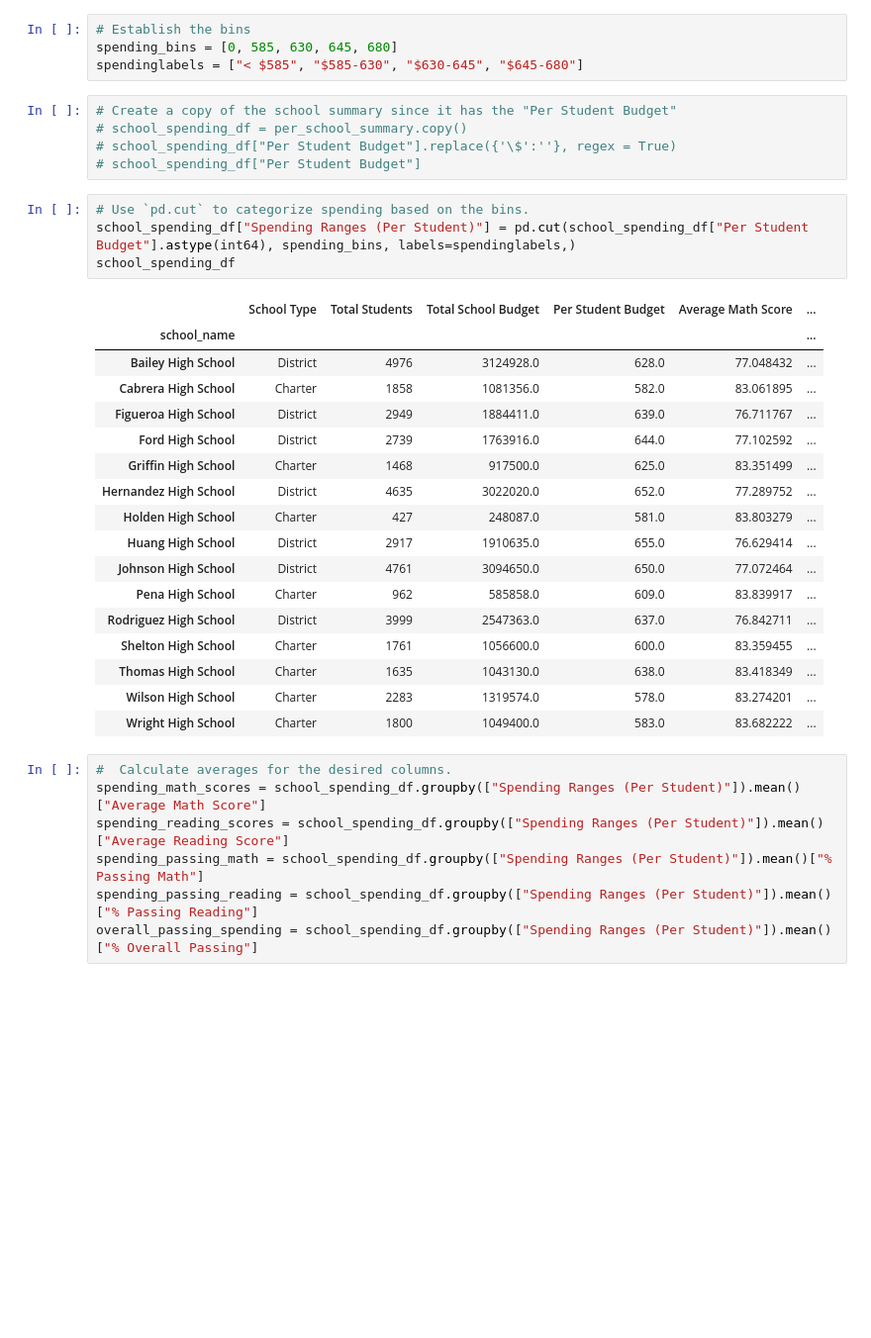
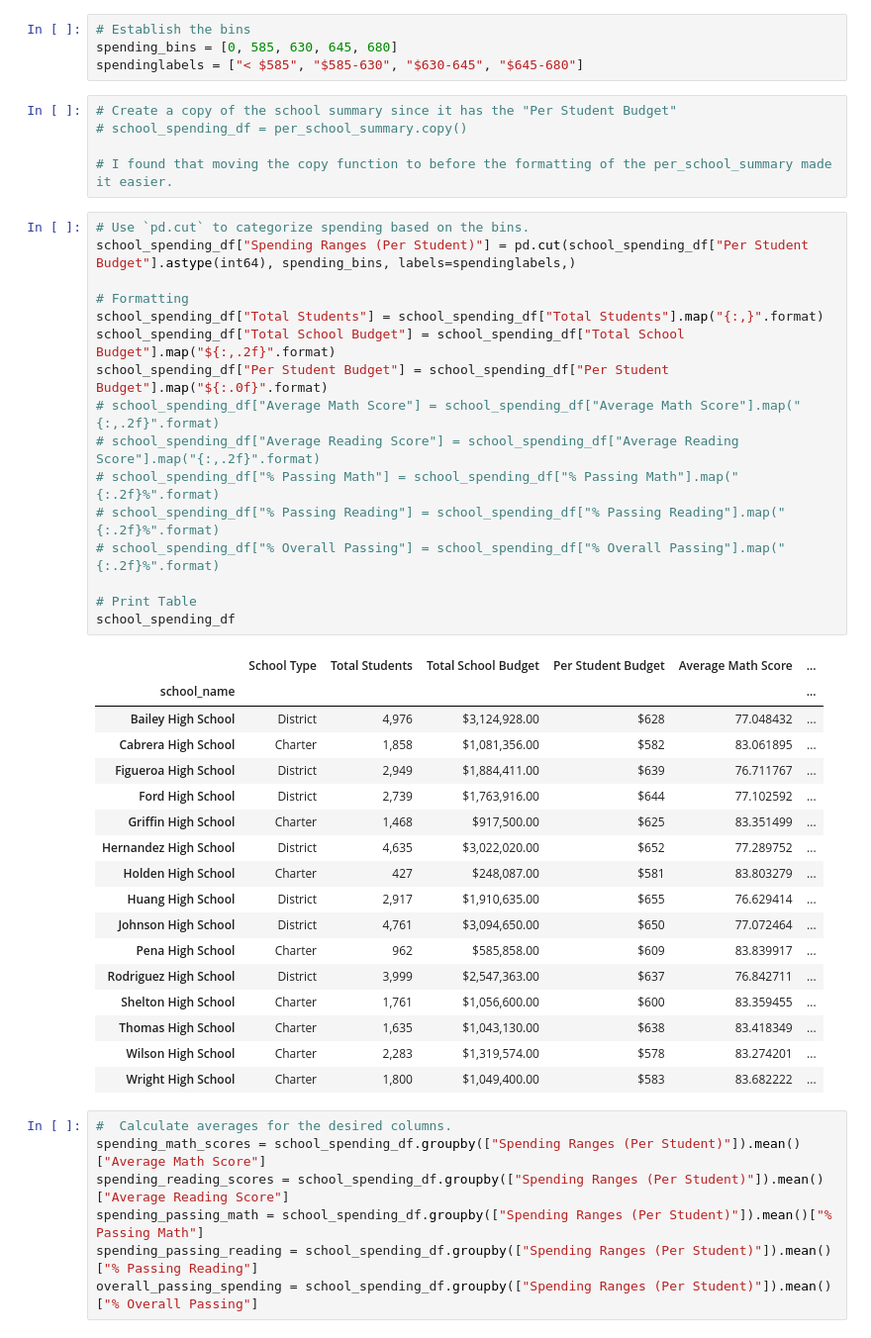
Before and after one commit to vgpass/pandas-challenge, a Jupyter notebook: PyCitySchools/PyCitySchools_complete.ipynb, the cells around one changed output. Shown at 99% size. Drawn from its saved outputs; the diff is of its cells as text; blank space fills up the shorter version.

```diff
--- a/PyCitySchools/PyCitySchools_complete.ipynb
+++ b/PyCitySchools/PyCitySchools_complete.ipynb
@@ -332,30 +379,42 @@ spendinglabels = ["< $585", "$585-630", "$630-645", "$645-680"]
 # %%
 # Create a copy of the school summary since it has the "Per Student Budget"
 # school_spending_df = per_school_summary.copy()
-# school_spending_df["Per Student Budget"].replace({'\$':''}, regex = True)
-# school_spending_df["Per Student Budget"]
+
+# I found that moving the copy function to before the formatting of the per_school_summary made it easier.
-# %%
-# Use `pd.cut` to categorize spending based on the bins.
-school_spending_df["Spending Ranges (Per Student)"] = pd.cut(school_spending_df["Per Student Budget"].astype(int64), spending_bins, labels=spendinglabels,)
-school_spending_df
-# %% [output]
-|  | School Type | Total Students | Total School Budget | Per Student Budget | Average Math Score | ... |
-| school_name |  |  |  |  |  | ... |
-| Bailey High School | District | 4976 | 3124928.0 | 628.0 | 77.048432 | ... |
-| Cabrera High School | Charter | 1858 | 1081356.0 | 582.0 | 83.061895 | ... |
-| Figueroa High School | District | 2949 | 1884411.0 | 639.0 | 76.711767 | ... |
-| Ford High School | District | 2739 | 1763916.0 | 644.0 | 77.102592 | ... |
-| Griffin High School | Charter | 1468 | 917500.0 | 625.0 | 83.351499 | ... |
-| Hernandez High School | District | 4635 | 3022020.0 | 652.0 | 77.289752 | ... |
-| Holden High School | Charter | 427 | 248087.0 | 581.0 | 83.803279 | ... |
-| Huang High School | District | 2917 | 1910635.0 | 655.0 | 76.629414 | ... |
-| Johnson High School | District | 4761 | 3094650.0 | 650.0 | 77.072464 | ... |
-| Pena High School | Charter | 962 | 585858.0 | 609.0 | 83.839917 | ... |
-| Rodriguez High School | District | 3999 | 2547363.0 | 637.0 | 76.842711 | ... |
-| Shelton High School | Charter | 1761 | 1056600.0 | 600.0 | 83.359455 | ... |
-| Thomas High School | Charter | 1635 | 1043130.0 | 638.0 | 83.418349 | ... |
-| Wilson High School | Charter | 2283 | 1319574.0 | 578.0 | 83.274201 | ... |
-| Wright High School | Charter | 1800 | 1049400.0 | 583.0 | 83.682222 | ... |
+# %%
+# Use `pd.cut` to categorize spending based on the bins.
+school_spending_df["Spending Ranges (Per Student)"] = pd.cut(school_spending_df["Per Student Budget"].astype(int64), spending_bins, labels=spendinglabels,)
+
+# Formatting
+school_spending_df["Total Students"] = school_spending_df["Total Students"].map("{:,}".format)
+school_spending_df["Total School Budget"] = school_spending_df["Total School Budget"].map("${:,.2f}".format)
+school_spending_df["Per Student Budget"] = school_spending_df["Per Student Budget"].map("${:.0f}".format)
+# school_spending_df["Average Math Score"] = school_spending_df["Average Math Score"].map("{:,.2f}".format)
+# school_spending_df["Average Reading Score"] = school_spending_df["Average Reading Score"].map("{:,.2f}".format)
+# school_spending_df["% Passing Math"] = school_spending_df["% Passing Math"].map("{:.2f}%".format)
+# school_spending_df["% Passing Reading"] = school_spending_df["% Passing Reading"].map("{:.2f}%".format)
+# school_spending_df["% Overall Passing"] = school_spending_df["% Overall Passing"].map("{:.2f}%".format)
+
+# Print Table
+school_spending_df
+# %% [output]
+|  | School Type | Total Students | Total School Budget | Per Student Budget | Average Math Score | ... |
+| school_name |  |  |  |  |  | ... |
+| Bailey High School | District | 4,976 | $3,124,928.00 | $628 | 77.048432 | ... |
+| Cabrera High School | Charter | 1,858 | $1,081,356.00 | $582 | 83.061895 | ... |
+| Figueroa High School | District | 2,949 | $1,884,411.00 | $639 | 76.711767 | ... |
+| Ford High School | District | 2,739 | $1,763,916.00 | $644 | 77.102592 | ... |
+| Griffin High School | Charter | 1,468 | $917,500.00 | $625 | 83.351499 | ... |
+| Hernandez High School | District | 4,635 | $3,022,020.00 | $652 | 77.289752 | ... |
+| Holden High School | Charter | 427 | $248,087.00 | $581 | 83.803279 | ... |
+| Huang High School | District | 2,917 | $1,910,635.00 | $655 | 76.629414 | ... |
+| Johnson High School | District | 4,761 | $3,094,650.00 | $650 | 77.072464 | ... |
+| Pena High School | Charter | 962 | $585,858.00 | $609 | 83.839917 | ... |
+| Rodriguez High School | District | 3,999 | $2,547,363.00 | $637 | 76.842711 | ... |
+| Shelton High School | Charter | 1,761 | $1,056,600.00 | $600 | 83.359455 | ... |
+| Thomas High School | Charter | 1,635 | $1,043,130.00 | $638 | 83.418349 | ... |
+| Wilson High School | Charter | 2,283 | $1,319,574.00 | $578 | 83.274201 | ... |
+| Wright High School | Charter | 1,800 | $1,049,400.00 | $583 | 83.682222 | ... |
 # %%
 #  Calculate averages for the desired columns.
 spending_math_scores = school_spending_df.groupby(["Spending Ranges (Per Student)"]).mean()["Average Math Score"]
```
Also changed, not shown: parts of 6 cells of this notebook.
